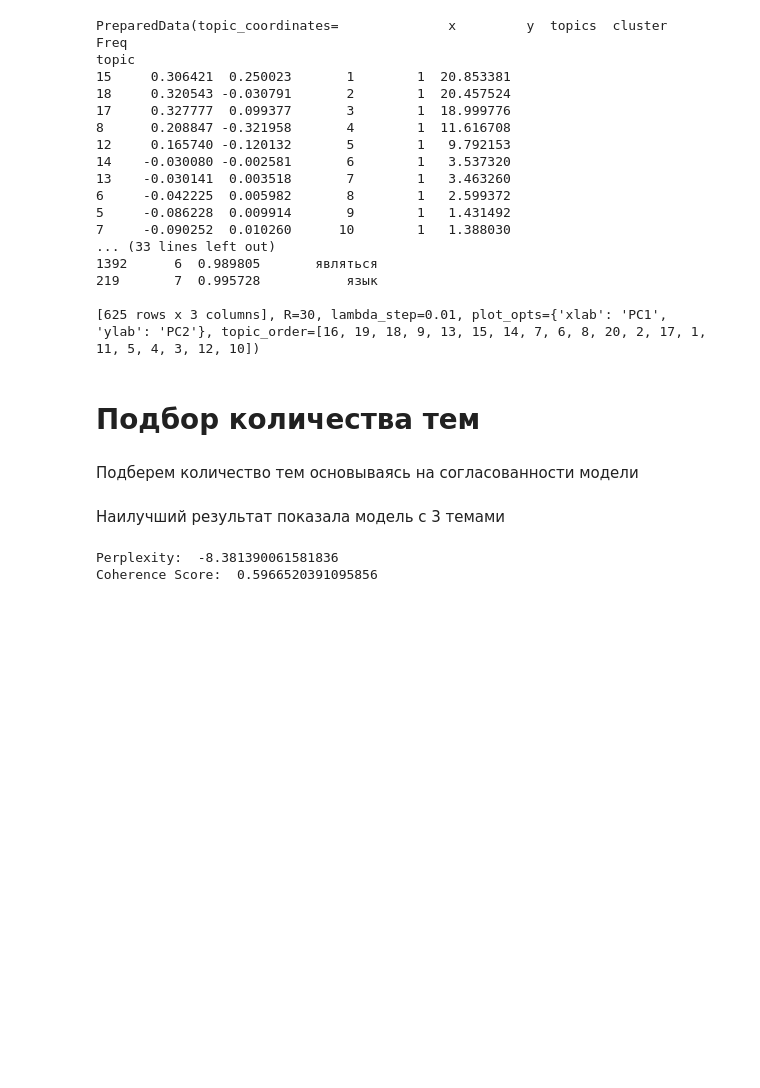
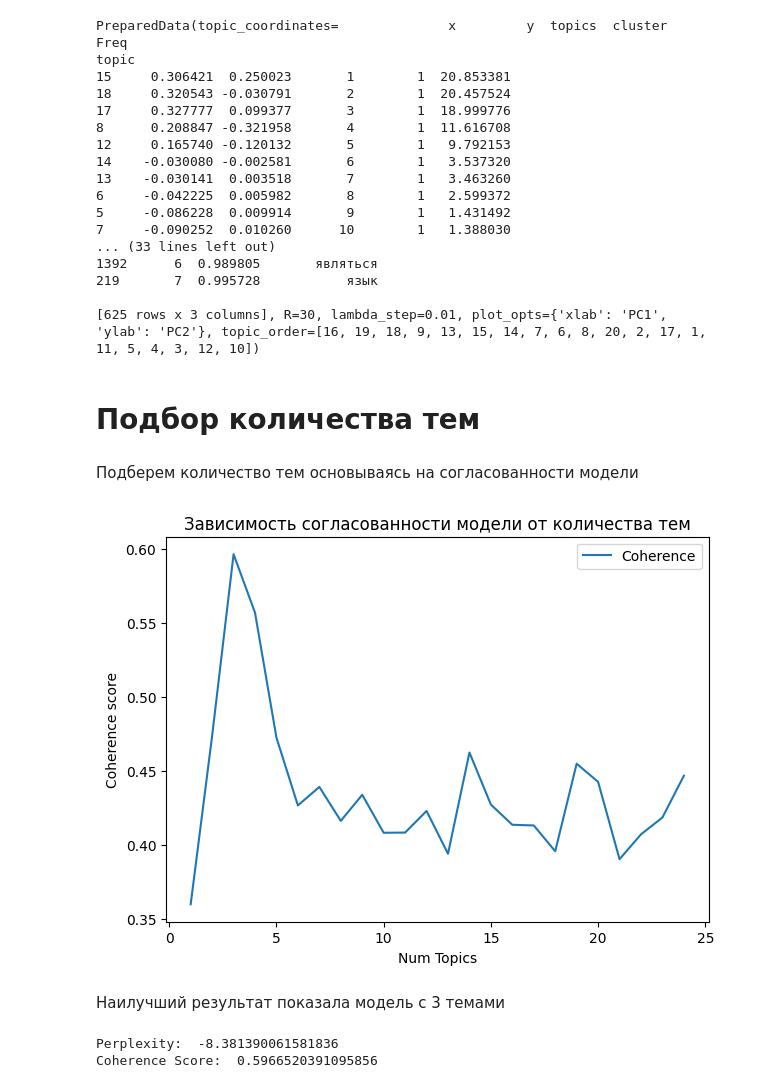
Before and after one commit to FreazerKRD/hackathon-recruiters, a Jupyter notebook: topic_modeling_new.ipynb, the cells around one changed output. Cells and saved outputs as stored; diff of their text form; code cells hidden in the pictures; blank space fills up the shorter version.

```diff
--- a/topic_modeling_new.ipynb
+++ b/topic_modeling_new.ipynb
@@ -287,13 +287,20 @@ def compute_coherence_values(dictionary, corpus, texts, limit, start, step):
 # %%
-# limit=10
-# start=1
-# step=1
-# x = range(start, limit, step)
-# plt.plot(x, coherence_values)
-# plt.xlabel("Num Topics")
-# plt.ylabel("Coherence score")
-# plt.legend(("coherence_values"), loc='best')
-# plt.show()
+limit=25
+start=1
+step=1
+x = range(start, limit, step)
+plt.figure(figsize=(7, 5))
+plt.plot(x, coherence_values)
+
+plt.xlabel("Num Topics")
+plt.ylabel("Coherence score")
+plt.legend(("coherence_values"), loc='best')
+plt.title('Зависимость согласованности модели от количества тем')
+plt.legend(labels=['Coherence'])
+plt.savefig('first_coherence.png')
+plt.show();
+# %% [output]
+[figure, added]
 # %% [markdown]
 Наилучший результат показала модель с 3 темами
 # %%
```
Also changed, not shown: parts of 30 cells of this notebook, 4 other files.
